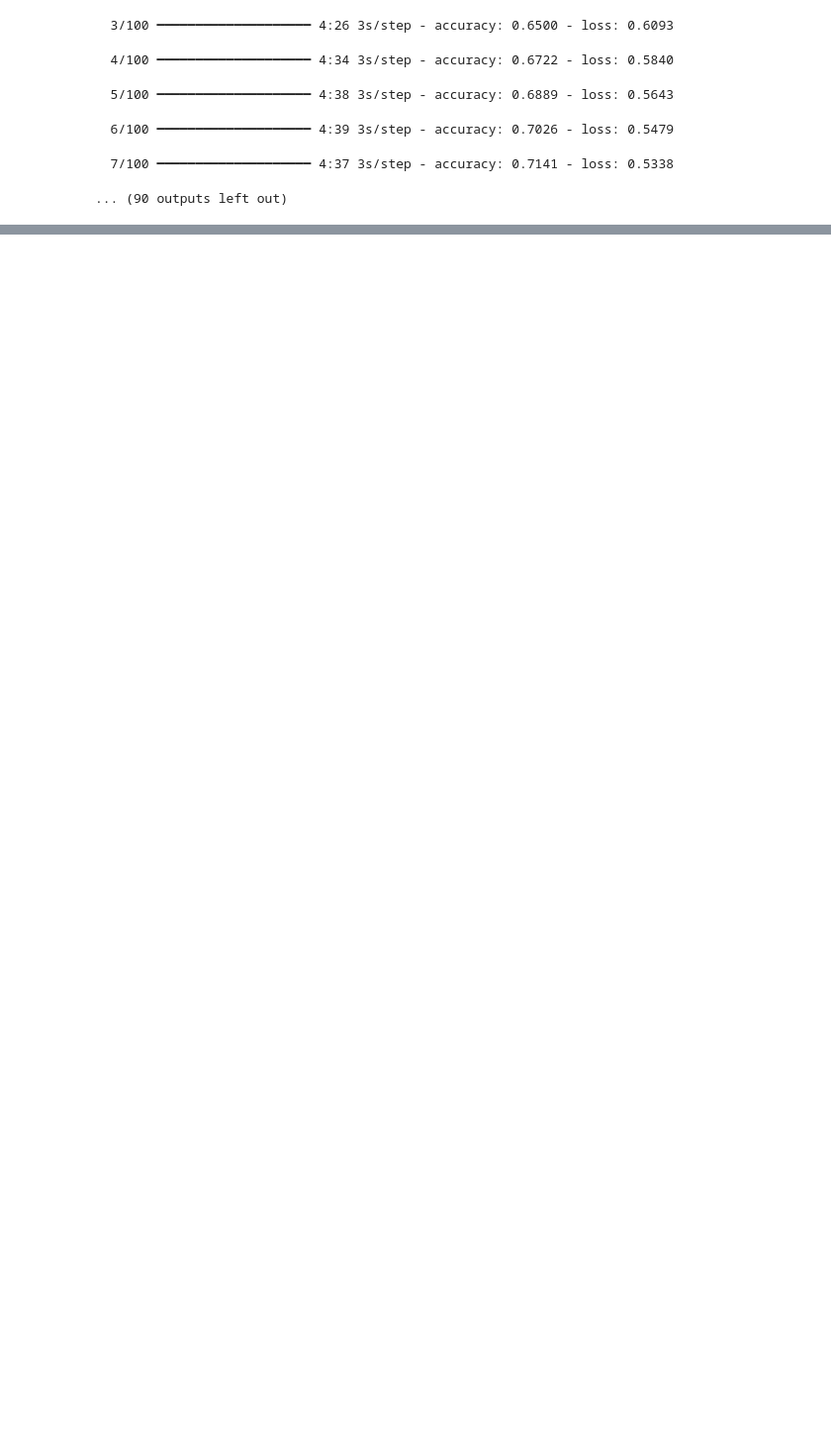
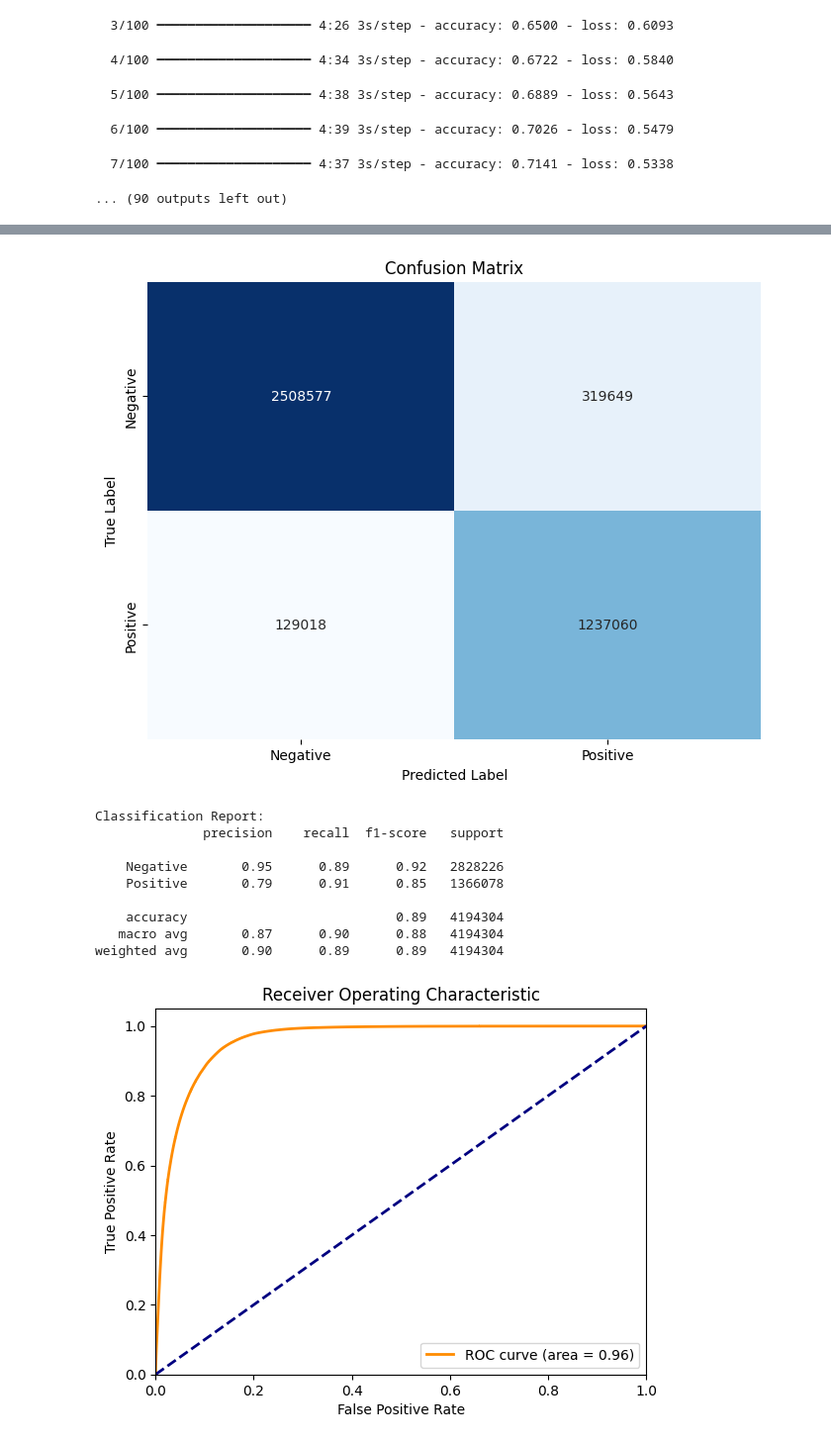
Before and after one commit to tommasosommaruga/CV_project, a Jupyter notebook: unet_classifier/unet_trial.ipynb, the cells around one changed output, grey strips where cells are left out. Shown at 99% size. Drawn from its saved outputs; the diff is of its cells as text; code cells hidden in the pictures; blank space fills up the shorter version.

```diff
--- a/unet_classifier/unet_trial.ipynb
+++ b/unet_classifier/unet_trial.ipynb
@@ -160,0 +163,59 @@ Epoch 1/10
+# %%
+model = models.load_model("best_model.keras")
+# %%
+import numpy as np
+import matplotlib.pyplot as plt
+import seaborn as sns
+from sklearn.metrics import confusion_matrix, roc_curve, auc, classification_report
+
+y_true = []
+y_pred = []
+
+# Evaluate the model on a predefined number of images
+num_images_to_evaluate = 100  # Set this to the number of images you want to evaluate
+count = 0
+
+for X, y in image_label_generator(image_label_pairs):
+    y_true.extend(y.flatten())
+    y_pred.extend(model.predict(X).flatten())
+    count += len(y)  # Assuming y is a batch of labels
+    if count >= num_images_to_evaluate:
+        break
+
+y_true = np.array(y_true)
+y_pred = np.array(y_pred)
+
+# Calculate the confusion matrix
+cm = confusion_matrix(y_true, y_pred > 0.5)
+
+# Plot the confusion matrix as a heatmap
+plt.figure(figsize=(8, 6))
+sns.heatmap(cm, annot=True, fmt='d', cmap='Blues', cbar=False,
+            xticklabels=['Negative', 'Positive'], yticklabels=['Negative', 'Positive'])
+plt.xlabel('Predicted Label')
+plt.ylabel('True Label')
+plt.title('Confusion Matrix')
+plt.show()
+
+# Print the classification report
+print("Classification Report:")
+print(classification_report(y_true, y_pred > 0.5, target_names=['Negative', 'Positive']))
+
+# Calculate the ROC curve
+fpr, tpr, thresholds = roc_curve(y_true, y_pred)
+
+# Calculate the area under the curve
+roc_auc = auc(fpr, tpr)
+
+# Plot the ROC curve
+plt.figure()
+plt.plot(fpr, tpr, color='darkorange', lw=2, label='ROC curve (area = %0.2f)' % roc_auc)
+plt.plot([0, 1], [0, 1], color='navy', lw=2, linestyle='--')
+plt.xlim([0.0, 1.0])
+plt.ylim([0.0, 1.05])
+plt.xlabel('False Positive Rate')
+plt.ylabel('True Positive Rate')
+plt.title('Receiver Operating Characteristic')
+plt.legend(loc="lower right")
+plt.show()
+# %% [output]
@@ -160,0 +226,11 @@ Epoch 1/10
+[figure, added]
+Classification Report:
+              precision    recall  f1-score   support
+
+    Negative       0.95      0.89      0.92   2828226
+    Positive       0.79      0.91      0.85   1366078
+
+    accuracy                           0.89   4194304
+   macro avg       0.87      0.90      0.88   4194304
+weighted avg       0.90      0.89      0.89   4194304
+[figure, added]
```
Also changed, not shown: parts of 4 cells of this notebook, 1 other file.
